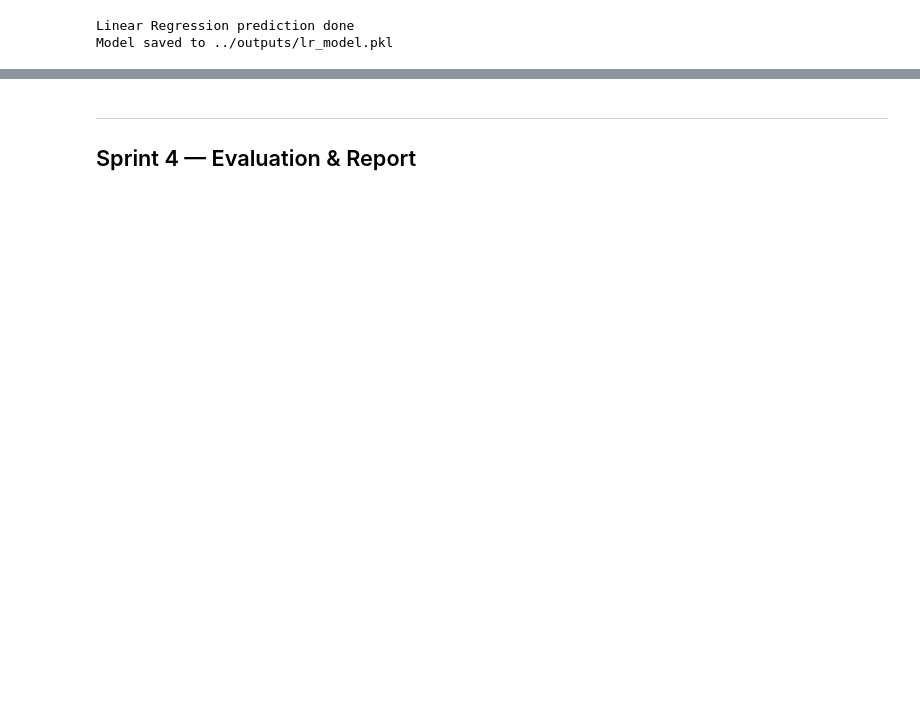
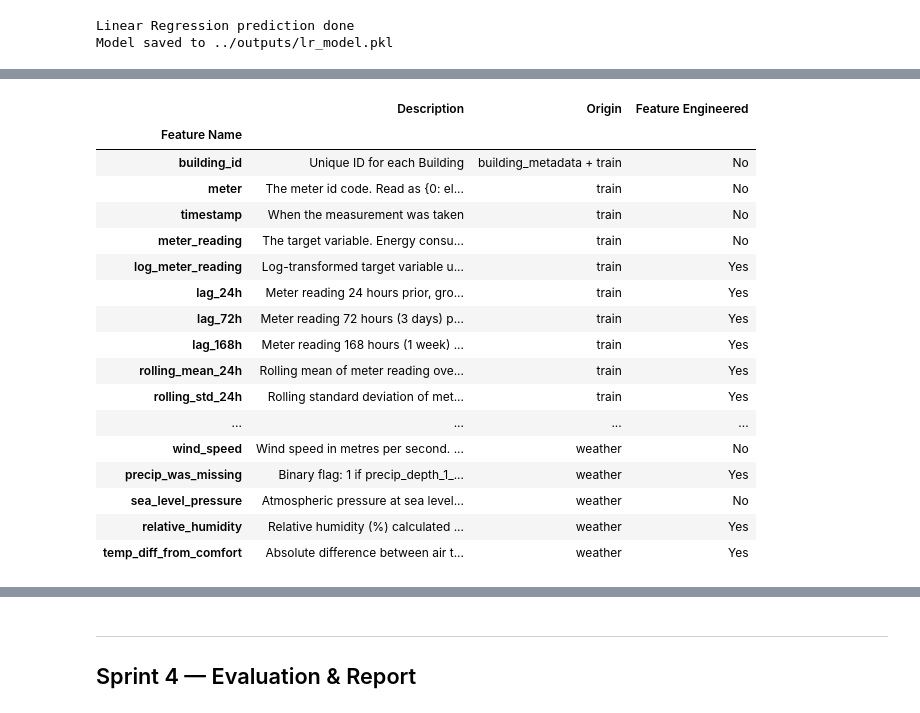
Before and after one commit to ZahraSabouri/CMT307_GreatEnergyPredictor, a Jupyter notebook: notebooks/Wahid_Building_Metadata_Audit.ipynb, the cells around one changed output, grey strips where cells are left out. Cells and saved outputs as stored; diff of their text form; code cells hidden in the pictures; blank space fills up the shorter version.

Commit message:
sprint 3: sync Wahid feature documentation table

```diff
--- a/notebooks/Wahid_Building_Metadata_Audit.ipynb
+++ b/notebooks/Wahid_Building_Metadata_Audit.ipynb
@@ -662,0 +622,89 @@ CB RMSLE: 0.5234
+# %%
+import pandas as pd
+
+# Matches docs/CMT307 Feature Report.docx
+feature_docs = pd.DataFrame([
+    {'Feature Name': 'building_id', 'Description': 'Unique ID for each Building', 'Origin': 'building_metadata + train', 'Feature Engineered': 'No'},
+    {'Feature Name': 'meter', 'Description': 'The meter id code. Read as {0: electricity, 1: chilledwater, 2: steam, 3: hotwater}. Not every building has all meter types.', 'Origin': 'train', 'Feature Engineered': 'No'},
+    {'Feature Name': 'timestamp', 'Description': 'When the measurement was taken', 'Origin': 'train', 'Feature Engineered': 'No'},
+    {'Feature Name': 'meter_reading', 'Description': 'The target variable. Energy consumption in kWh (or equivalent). Note that this is real data with measurement error, which we expect will impose a baseline level of modeling error. UPDATE: as discussed here, the site 0 electric meter readings are in kBTU.', 'Origin': 'train', 'Feature Engineered': 'No'},
+    {'Feature Name': 'log_meter_reading', 'Description': 'Log-transformed target variable using log1p(meter_reading). Reduces skewness and stabilises variance for regression.', 'Origin': 'train', 'Feature Engineered': 'Yes'},
+    {'Feature Name': 'lag_24h', 'Description': 'Meter reading 24 hours prior, grouped by building_id and meter. Captures daily periodicity in energy consumption.', 'Origin': 'train', 'Feature Engineered': 'Yes'},
+    {'Feature Name': 'lag_72h', 'Description': 'Meter reading 72 hours (3 days) prior, grouped by building_id and meter. Captures medium-term consumption trends.', 'Origin': 'train', 'Feature Engineered': 'Yes'},
+    {'Feature Name': 'lag_168h', 'Description': 'Meter reading 168 hours (1 week) prior, grouped by building_id and meter. Captures weekly seasonality in energy usage.', 'Origin': 'train', 'Feature Engineered': 'Yes'},
+    {'Feature Name': 'rolling_mean_24h', 'Description': 'Rolling mean of meter reading over the past 24 hours, grouped by building_id and meter. Smooths short-term fluctuations.', 'Origin': 'train', 'Feature Engineered': 'Yes'},
+    {'Feature Name': 'rolling_std_24h', 'Description': 'Rolling standard deviation of meter reading over the past 24 hours, grouped by building_id and meter. Captures short-term consumption volatility.', 'Origin': 'train', 'Feature Engineered': 'Yes'},
+    {'Feature Name': 'rolling_mean_168h', 'Description': 'Rolling mean of meter reading over the past 168 hours (1 week), grouped by building_id and meter. Captures weekly average consumption level.', 'Origin': 'train', 'Feature Engineered': 'Yes'},
+    {'Feature Name': 'hour', 'Description': 'Hour of the day extracted from timestamp (0-23). Captures intraday energy usage patterns.', 'Origin': 'train', 'Feature Engineered': 'Yes'},
+    {'Feature Name': 'day_of_week', 'Description': 'Day of the week extracted from timestamp (0=Monday, 6=Sunday). Captures weekly occupancy patterns.', 'Origin': 'train', 'Feature Engineered': 'Yes'},
+    {'Feature Name': 'month', 'Description': 'Month of the year extracted from timestamp (1-12). Captures seasonal energy demand variation.', 'Origin': 'train', 'Feature Engineered': 'Yes'},
+    {'Feature Name': 'day_of_year', 'Description': 'Day of the year extracted from timestamp (1-366). Captures annual consumption cycle at a finer granularity than month.', 'Origin': 'train', 'Feature Engineered': 'Yes'},
+    {'Feature Name': 'season', 'Description': 'Season derived from month (0=Winter, 1=Spring, 2=Summer, 3=Autumn). Provides a coarse seasonal signal for heating and cooling demand.', 'Origin': 'train', 'Feature Engineered': 'Yes'},
+    {'Feature Name': 'is_weekend', 'Description': 'Binary flag: 1 if the day falls on a Saturday or Sunday, 0 otherwise. Captures reduced occupancy and energy use on weekends.', 'Origin': 'train', 'Feature Engineered': 'Yes'},
+    {'Feature Name': 'is_business_hours', 'Description': 'Binary flag: 1 if the hour is within standard business hours (08:00-18:00 on weekdays), 0 otherwise. Captures occupancy-driven energy patterns.', 'Origin': 'train', 'Feature Engineered': 'Yes'},
+    {'Feature Name': 'site_id', 'Description': 'Unique id for each Site', 'Origin': 'building_metadata', 'Feature Engineered': 'No'},
+    {'Feature Name': 'floor_count', 'Description': 'Number of floors of the building', 'Origin': 'building_metadata', 'Feature Engineered': 'Yes'},
+    {'Feature Name': 'missing_floor_count_flag', 'Description': 'Binary flag: 1 if floor_count was originally missing for that building, 0 if present. Preserves missingness as a signal for the model.', 'Origin': 'building_metadata', 'Feature Engineered': 'Yes'},
+    {'Feature Name': 'building_age', 'Description': 'Age of the building calculated as 2016 minus year_built. Older buildings tend to be less energy-efficient.', 'Origin': 'building_metadata', 'Feature Engineered': 'Yes'},
+    {'Feature Name': 'log_square_feet', 'Description': 'Log-transformed gross floor area using log1p(square_feet). Reduces right skew from a small number of very large buildings.', 'Origin': 'building_metadata', 'Feature Engineered': 'Yes'},
+    {'Feature Name': 'use_Public services', 'Description': 'Binary indicator (0/1): 1 if the building primary use is Public services. One-hot encoded from primary_use.', 'Origin': 'building_metadata', 'Feature Engineered': 'Yes'},
+    {'Feature Name': 'use_Religious worship', 'Description': 'Binary indicator (0/1): 1 if the building primary use is Religious worship. One-hot encoded from primary_use.', 'Origin': 'building_metadata', 'Feature Engineered': 'Yes'},
+    {'Feature Name': 'use_Parking', 'Description': 'Binary indicator (0/1): 1 if the building primary use is Parking. One-hot encoded from primary_use.', 'Origin': 'building_metadata', 'Feature Engineered': 'Yes'},
+    {'Feature Name': 'use_Other', 'Description': 'Binary indicator (0/1): 1 if the building primary use is Other. One-hot encoded from primary_use.', 'Origin': 'building_metadata', 'Feature Engineered': 'Yes'},
+    {'Feature Name': 'use_Office', 'Description': 'Binary indicator (0/1): 1 if the building primary use is Office. One-hot encoded from primary_use.', 'Origin': 'building_metadata', 'Feature Engineered': 'Yes'},
+    {'Feature Name': 'use_Manufacturing/industrial', 'Description': 'Binary indicator (0/1): 1 if the building primary use is Manufacturing/industrial. One-hot encoded from primary_use.', 'Origin': 'building_metadata', 'Feature Engineered': 'Yes'},
+    {'Feature Name': 'use_Lodging/residential', 'Description': 'Binary indicator (0/1): 1 if the building primary use is Lodging/residential. One-hot encoded from primary_use.', 'Origin': 'building_metadata', 'Feature Engineered': 'Yes'},
+    {'Feature Name': 'use_Healthcare', 'Description': 'Binary indicator (0/1): 1 if the building primary use is Healthcare. One-hot encoded from primary_use.', 'Origin': 'building_metadata', 'Feature Engineered': 'Yes'},
+    {'Feature Name': 'use_Food sales and service', 'Description': 'Binary indicator (0/1): 1 if the building primary use is Food sales and service. One-hot encoded from primary_use.', 'Origin': 'building_metadata', 'Feature Engineered': 'Yes'},
+    {'Feature Name': 'use_Entertainment/public assembly', 'Description': 'Binary indicator (0/1): 1 if the building primary use is Entertainment/public assembly. One-hot encoded from primary_use.', 'Origin': 'building_metadata', 'Feature Engineered': 'Yes'},
+    {'Feature Name': 'use_Education', 'Description': 'Binary indicator (0/1): 1 if the building primary use is Education. One-hot encoded from primary_use.', 'Origin': 'building_metadata', 'Feature Engineered': 'Yes'},
+    {'Feature Name': 'use_Retail', 'Description': 'Binary indicator (0/1): 1 if the building primary use is Retail. One-hot encoded from primary_use.', 'Origin': 'building_metadata', 'Feature Engineered': 'Yes'},
+    {'Feature Name': 'use_Services', 'Description': 'Binary indicator (0/1): 1 if the building primary use is Services. One-hot encoded from primary_use.', 'Origin': 'building_metadata', 'Feature Engineered': 'Yes'},
+    {'Feature Name': 'use_Technology/science', 'Description': 'Binary indicator (0/1): 1 if the building primary use is Technology/science. One-hot encoded from primary_use.', 'Origin': 'building_metadata', 'Feature Engineered': 'Yes'},
+    {'Feature Name': 'use_Utility', 'Description': 'Binary indicator (0/1): 1 if the building primary use is Utility. One-hot encoded from primary_use.', 'Origin': 'building_metadata', 'Feature Engineered': 'Yes'},
+    {'Feature Name': 'use_Warehouse/storage', 'Description': 'Binary indicator (0/1): 1 if the building primary use is Warehouse/storage. One-hot encoded from primary_use.', 'Origin': 'building_metadata', 'Feature Engineered': 'Yes'},
+    {'Feature Name': 'air_temperature', 'Description': 'Outdoor air temperature in degrees Celsius at the site. Strong driver of heating and cooling energy demand.', 'Origin': 'weather', 'Feature Engineered': 'No'},
+    {'Feature Name': 'cloud_coverage', 'Description': 'Fraction of the sky covered by clouds measured in oktas (0-9). Influences solar gain and lighting energy use.', 'Origin': 'weather', 'Feature Engineered': 'No'},
+    {'Feature Name': 'dew_temperature', 'Description': 'Dew point temperature in degrees Celsius. Indicator of atmospheric humidity; influences cooling load.', 'Origin': 'weather', 'Feature Engineered': 'No'},
+    {'Feature Name': 'precip_depth_1_hr', 'Description': 'Precipitation depth over the preceding 1 hour in mm. Can indicate extreme weather events affecting energy use.', 'Origin': 'weather', 'Feature Engineered': 'No'},
+    {'Feature Name': 'wind_direction', 'Description': 'Wind direction in degrees (0-360). Affects building envelope heat loss through wind-driven infiltration.', 'Origin': 'weather', 'Feature Engineered': 'No'},
+    {'Feature Name': 'wind_speed', 'Description': 'Wind speed in metres per second. Higher wind speeds increase building heat loss and ventilation load.', 'Origin': 'weather', 'Feature Engineered': 'No'},
+    {'Feature Name': 'precip_was_missing', 'Description': 'Binary flag: 1 if precip_depth_1_hr was originally missing, 0 otherwise. Preserves missingness pattern as a potential signal.', 'Origin': 'weather', 'Feature Engineered': 'Yes'},
+    {'Feature Name': 'sea_level_pressure', 'Description': 'Atmospheric pressure at sea level in hPa. Proxy for weather system type affecting temperature and humidity.', 'Origin': 'weather', 'Feature Engineered': 'No'},
+    {'Feature Name': 'relative_humidity', 'Description': 'Relative humidity (%) calculated from air temperature and dew temperature. Directly influences cooling and HVAC energy demand.', 'Origin': 'weather', 'Feature Engineered': 'Yes'},
+    {'Feature Name': 'temp_diff_from_comfort', 'Description': 'Absolute difference between air temperature and a 21 degrees Celsius comfort baseline, calculated as abs(air_temperature - 21). Captures the magnitude of heating or cooling demand regardless of direction.', 'Origin': 'weather', 'Feature Engineered': 'Yes'},
+])
+
+pd.set_option("display.max_colwidth", 80)
+pd.set_option("display.max_rows", 60)
+display(feature_docs.set_index("Feature Name"))
+
+not_engineered_count = (feature_docs["Feature Engineered"] == "No").sum()
+engineered_count = (feature_docs["Feature Engineered"] == "Yes").sum()
+model_excluded_fields = {"building_id", "timestamp", "meter_reading", "log_meter_reading"}
+model_input_count = (~feature_docs["Feature Name"].isin(model_excluded_fields)).sum()
+
+print(f"\nTotal documented fields: {len(feature_docs)}")
+print(f"  Not engineered     : {not_engineered_count}")
+print(f"  Engineered         : {engineered_count}")
+print(f"  Model input fields : {model_input_count}")
+print(f"  By origin: {feature_docs.groupby('Origin')['Feature Name'].count().to_dict()}")
+# %% [output]
+|  | Description | Origin | Feature Engineered |
+| Feature Name |  |  |  |
+| building_id | Unique ID for each Building | building_metadata + train | No |
+| meter | The meter id code. Read as {0: el... | train | No |
+| timestamp | When the measurement was taken | train | No |
+| meter_reading | The target variable. Energy consu... | train | No |
+| log_meter_reading | Log-transformed target variable u... | train | Yes |
+| lag_24h | Meter reading 24 hours prior, gro... | train | Yes |
+| lag_72h | Meter reading 72 hours (3 days) p... | train | Yes |
+| lag_168h | Meter reading 168 hours (1 week) ... | train | Yes |
+| rolling_mean_24h | Rolling mean of meter reading ove... | train | Yes |
+| rolling_std_24h | Rolling standard deviation of met... | train | Yes |
+| ... | ... | ... | ... |
+| wind_speed | Wind speed in metres per second. ... | weather | No |
+| precip_was_missing | Binary flag: 1 if precip_depth_1_... | weather | Yes |
+| sea_level_pressure | Atmospheric pressure at sea level... | weather | No |
+| relative_humidity | Relative humidity (%) calculated ... | weather | Yes |
+| temp_diff_from_comfort | Absolute difference between air t... | weather | Yes |
```
Also changed, not shown: parts of 9 cells of this notebook.
